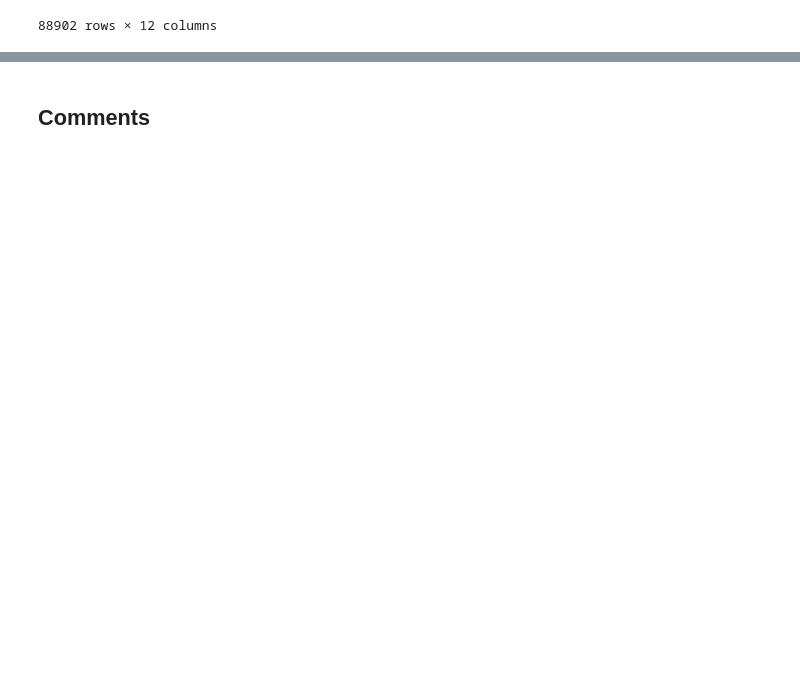
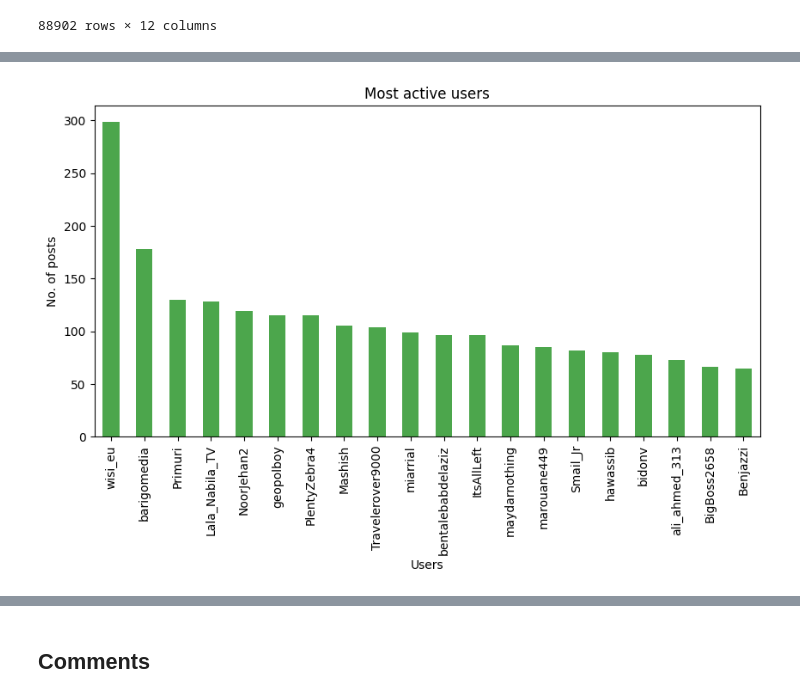
Before and after one commit to chelzakaria/unreddit, a Jupyter notebook: scripts/EDA.ipynb, the cells around one changed output, grey strips where cells are left out. Drawn from its saved outputs; the diff is of its cells as text; code cells hidden in the pictures; blank space fills up the shorter version.

```diff
--- a/scripts/EDA.ipynb
+++ b/scripts/EDA.ipynb
@@ -51,0 +78,16 @@ subs.to_csv('../data/cleaned/submissions.csv', index=False)
+# %%
+# most active users (authors)
+authors = subs['author'].value_counts()
+authors = authors[authors.index != '']
+authors = authors[authors.index != 'AutoModerator']
+authors = authors[authors > 1]
+authors = authors[:20]
+
+plt.figure(figsize=(10, 5))
+authors.plot(kind='bar', color='green', alpha=0.7)
+plt.xlabel('Users')
+plt.ylabel('No. of posts')
+plt.title('Most active users')
+plt.show()
+# %% [output]
+[figure, added]
```
Also changed, not shown: parts of 11 cells of this notebook, 1 other file.
